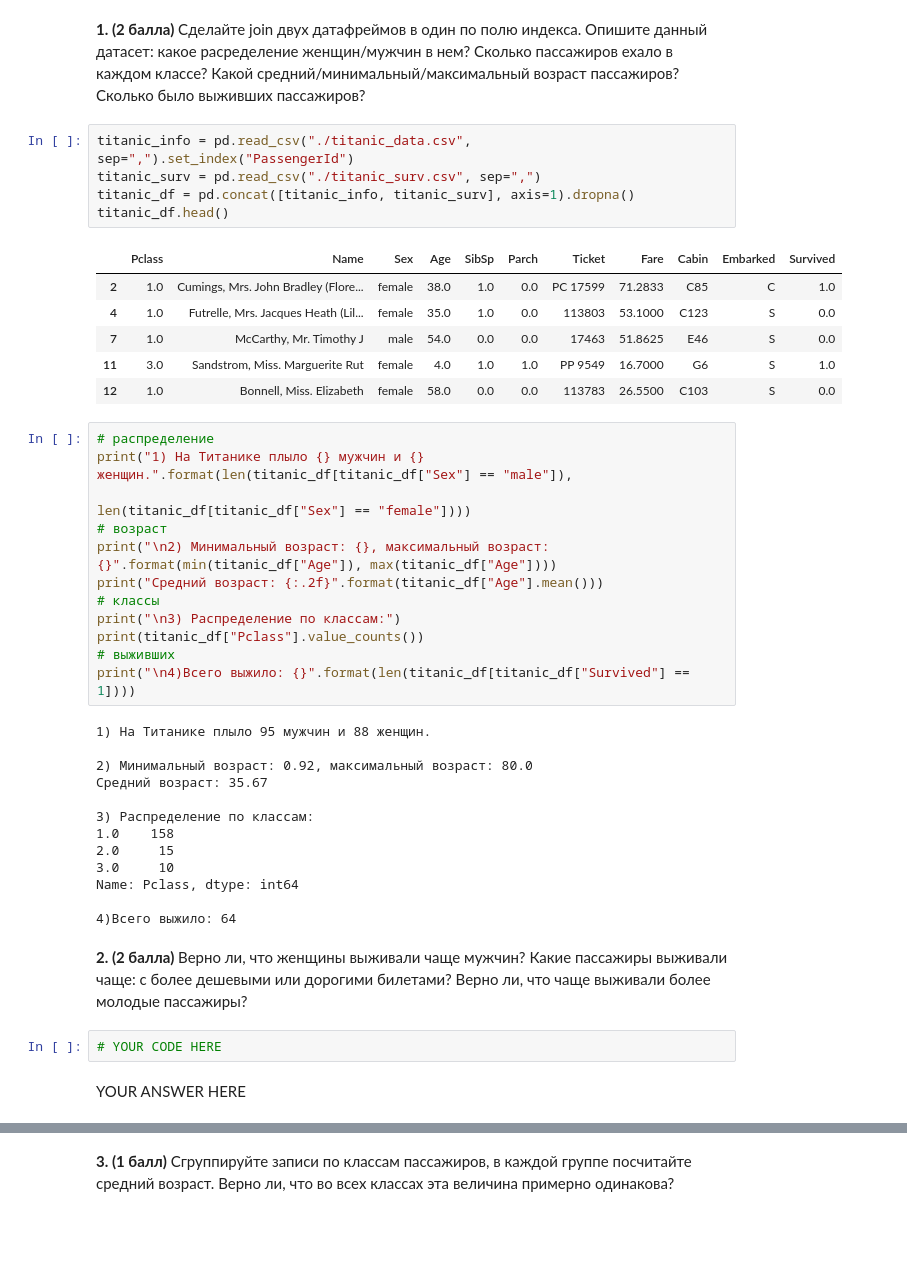
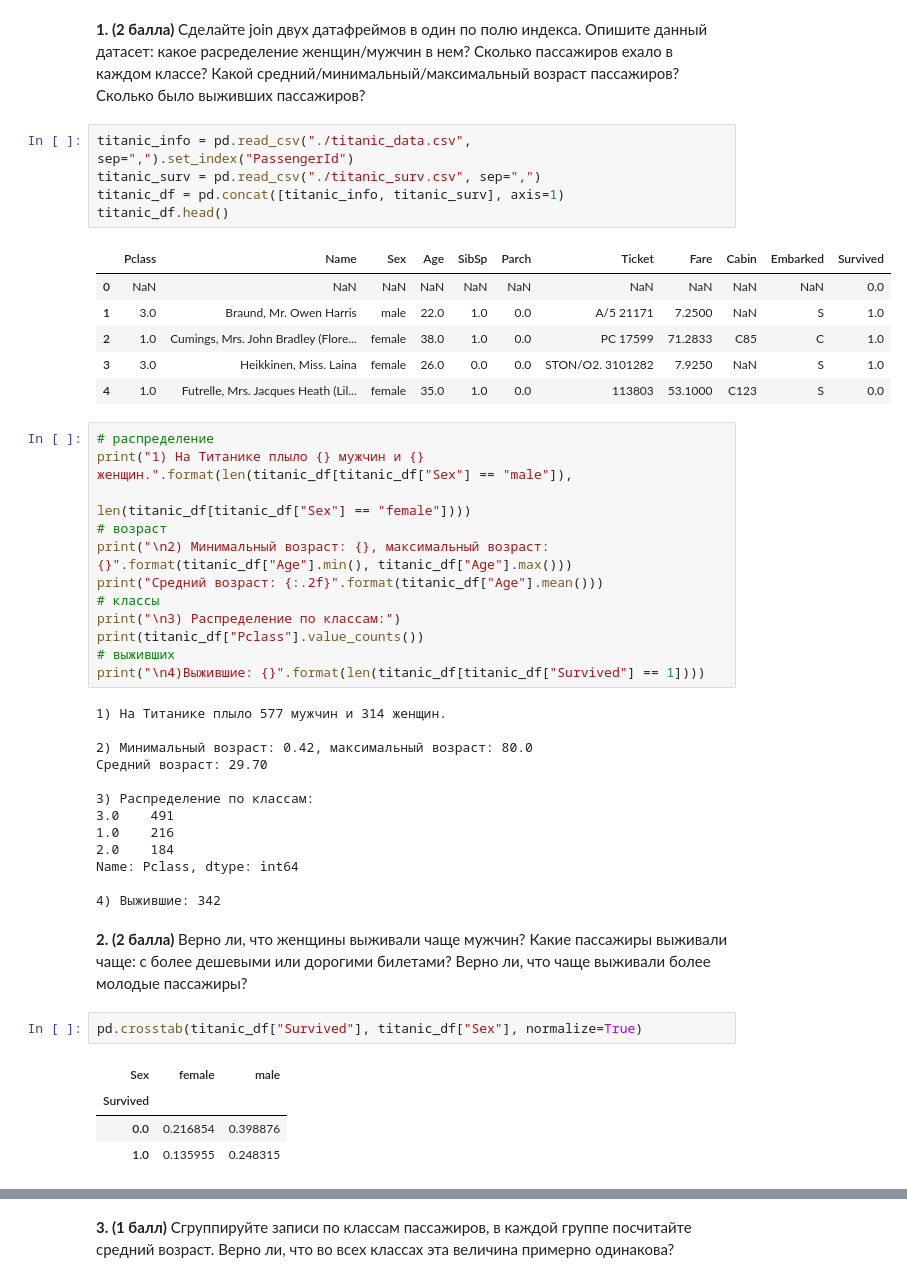
Before and after one commit to creaciond/3rd-year-programming, a Jupyter notebook: homeworks/lab2/lab2.ipynb, the cells around one changed output, grey strips where cells are left out. Cells and saved outputs as stored; diff of their text form; blank space fills up the shorter version.

```diff
--- a/homeworks/lab2/lab2.ipynb
+++ b/homeworks/lab2/lab2.ipynb
@@ -97,43 +98,46 @@ import pandas as pd
 # %%
 titanic_info = pd.read_csv("./titanic_data.csv", sep=",").set_index("PassengerId")
 titanic_surv = pd.read_csv("./titanic_surv.csv", sep=",")
-titanic_df = pd.concat([titanic_info, titanic_surv], axis=1).dropna()
+titanic_df = pd.concat([titanic_info, titanic_surv], axis=1)
 titanic_df.head()
 # %% [output]
 |  | Pclass | Name | Sex | Age | SibSp | Parch | Ticket | Fare | Cabin | Embarked | Survived |
+| 0 | NaN | NaN | NaN | NaN | NaN | NaN | NaN | NaN | NaN | NaN | 0.0 |
+| 1 | 3.0 | Braund, Mr. Owen Harris | male | 22.0 | 1.0 | 0.0 | A/5 21171 | 7.2500 | NaN | S | 1.0 |
 | 2 | 1.0 | Cumings, Mrs. John Bradley (Flore... | female | 38.0 | 1.0 | 0.0 | PC 17599 | 71.2833 | C85 | C | 1.0 |
+| 3 | 3.0 | Heikkinen, Miss. Laina | female | 26.0 | 0.0 | 0.0 | STON/O2. 3101282 | 7.9250 | NaN | S | 1.0 |
 | 4 | 1.0 | Futrelle, Mrs. Jacques Heath (Lil... | female | 35.0 | 1.0 | 0.0 | 113803 | 53.1000 | C123 | S | 0.0 |
-| 7 | 1.0 | McCarthy, Mr. Timothy J | male | 54.0 | 0.0 | 0.0 | 17463 | 51.8625 | E46 | S | 0.0 |
-| 11 | 3.0 | Sandstrom, Miss. Marguerite Rut | female | 4.0 | 1.0 | 1.0 | PP 9549 | 16.7000 | G6 | S | 1.0 |
-| 12 | 1.0 | Bonnell, Miss. Elizabeth | female | 58.0 | 0.0 | 0.0 | 113783 | 26.5500 | C103 | S | 0.0 |
 # %%
 # распределение
 print("1) На Титанике плыло {} мужчин и {} женщин.".format(len(titanic_df[titanic_df["Sex"] == "male"]),
                                                         len(titanic_df[titanic_df["Sex"] == "female"])))
 # возраст
-print("\n2) Минимальный возраст: {}, максимальный возраст: {}".format(min(titanic_df["Age"]), max(titanic_df["Age"])))
+print("\n2) Минимальный возраст: {}, максимальный возраст: {}".format(titanic_df["Age"].min(), titanic_df["Age"].max()))
 print("Средний возраст: {:.2f}".format(titanic_df["Age"].mean()))
 # классы
 print("\n3) Распределение по классам:")
 print(titanic_df["Pclass"].value_counts())
 # выживших
-print("\n4)Всего выжило: {}".format(len(titanic_df[titanic_df["Survived"] == 1])))
+print("\n4)Выжившие: {}".format(len(titanic_df[titanic_df["Survived"] == 1])))
 # %% [output]
-1) На Титанике плыло 95 мужчин и 88 женщин.
+1) На Титанике плыло 577 мужчин и 314 женщин.
 
-2) Минимальный возраст: 0.92, максимальный возраст: 80.0
-Средний возраст: 35.67
+2) Минимальный возраст: 0.42, максимальный возраст: 80.0
+Средний возраст: 29.70
 
 3) Распределение по классам:
-1.0    158
-2.0     15
-3.0     10
+3.0    491
+1.0    216
+2.0    184
 Name: Pclass, dtype: int64
 
-4)Всего выжило: 64
+4) Выжившие: 342
 # %% [markdown]
 **2. (2 балла)** Верно ли, что женщины выживали чаще мужчин? Какие пассажиры выживали чаще: с более дешевыми или дорогими билетами? Верно ли, что чаще выживали более молодые пассажиры?
-# %%
-# YOUR CODE HERE
-# %% [markdown]
-YOUR ANSWER HERE
+# %%
+pd.crosstab(titanic_df["Survived"], titanic_df["Sex"], normalize=True)
+# %% [output]
+| Sex | female | male |
+| Survived |  |  |
+| 0.0 | 0.216854 | 0.398876 |
+| 1.0 | 0.135955 | 0.248315 |
```
Also changed, not shown: parts of 27 cells of this notebook, 5 other files.
